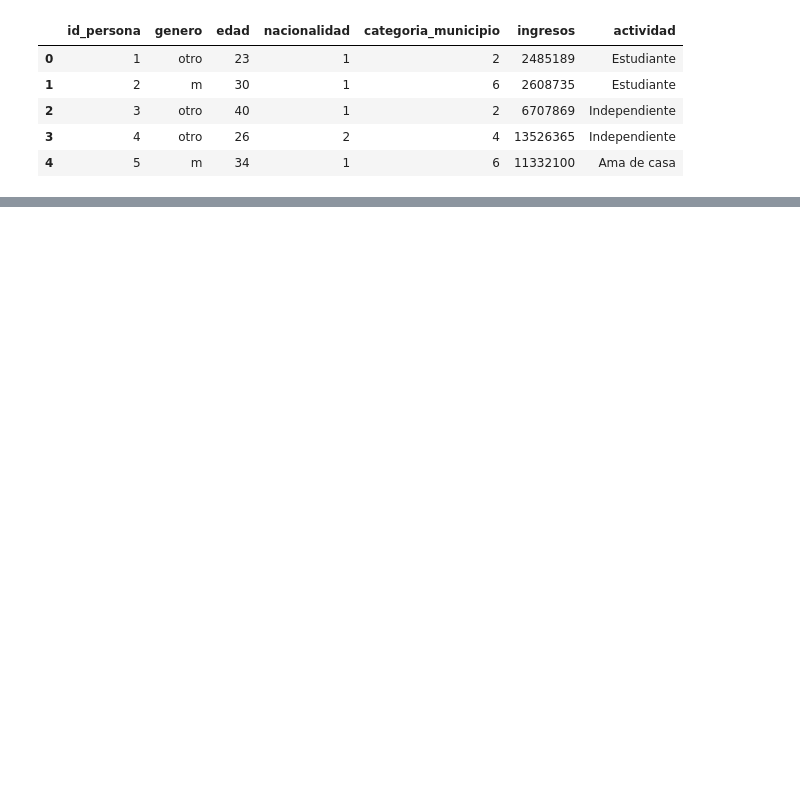
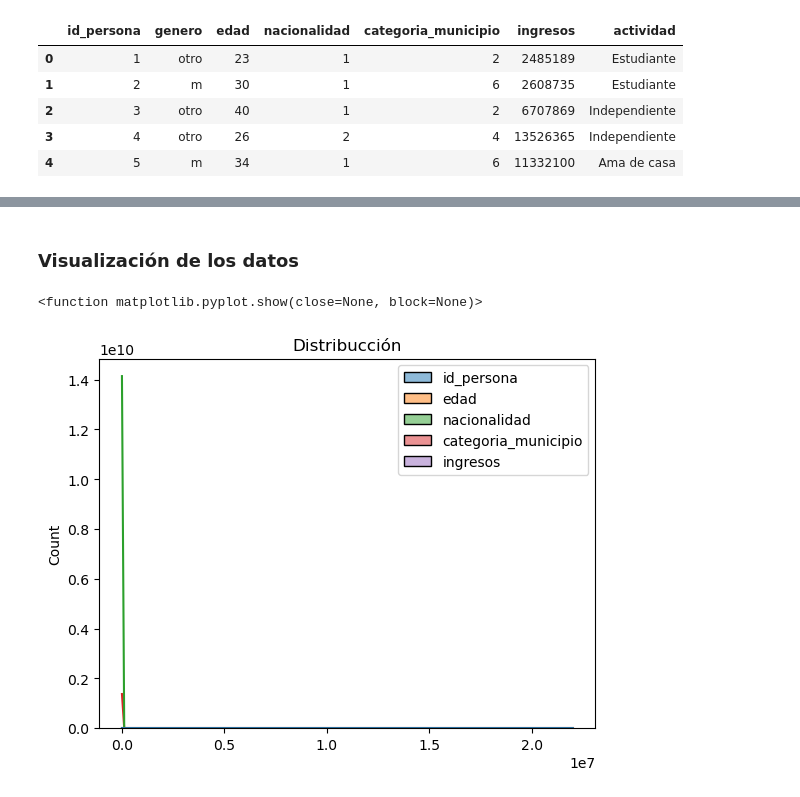
Before and after one commit to Cfparra7/Score_socioambiental, a Jupyter notebook: score.ipynb, the cells around one changed output, grey strips where cells are left out. Drawn from its saved outputs; the diff is of its cells as text; code cells hidden in the pictures; blank space fills up the shorter version.

```diff
--- a/score.ipynb
+++ b/score.ipynb
@@ -5,6 +7,6 @@ import sklearn as sk
 # %%
-data_soci = pd.read_csv('datos_socioecomicos.csv')
-data_soci.head()
+df_soci = pd.read_csv('datos_socioecomicos.csv')
+df_soci.head()
 # %% [output]
 |  | id_persona | genero | edad | nacionalidad | categoria_municipio | ingresos | actividad |
 | 0 | 1 | otro | 23 | 1 | 2 | 2485189 | Estudiante |
@@ -14,0 +110,9 @@ data_soci.head()
+# %% [markdown]
+### Visualización de los datos
+# %%
+sns.histplot(df_soci,bins = 30, kde= True)
+plt.title('Distribucción')
+plt.show
+# %% [output]
+<function matplotlib.pyplot.show(close=None, block=None)>
+[figure, added]
```
Also changed, not shown: parts of 9 cells of this notebook, 1 other file.
